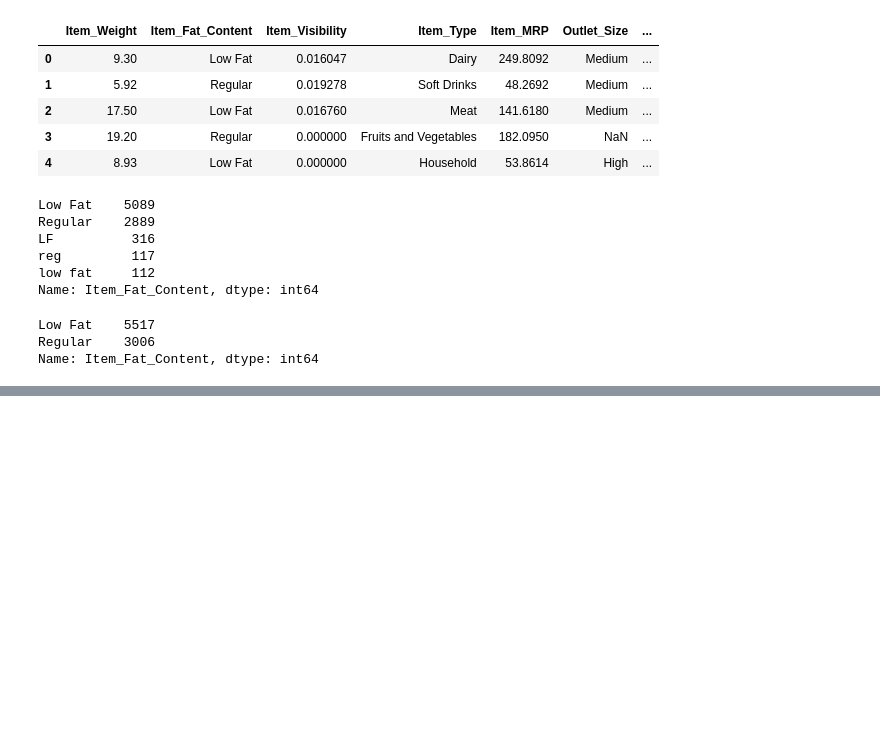
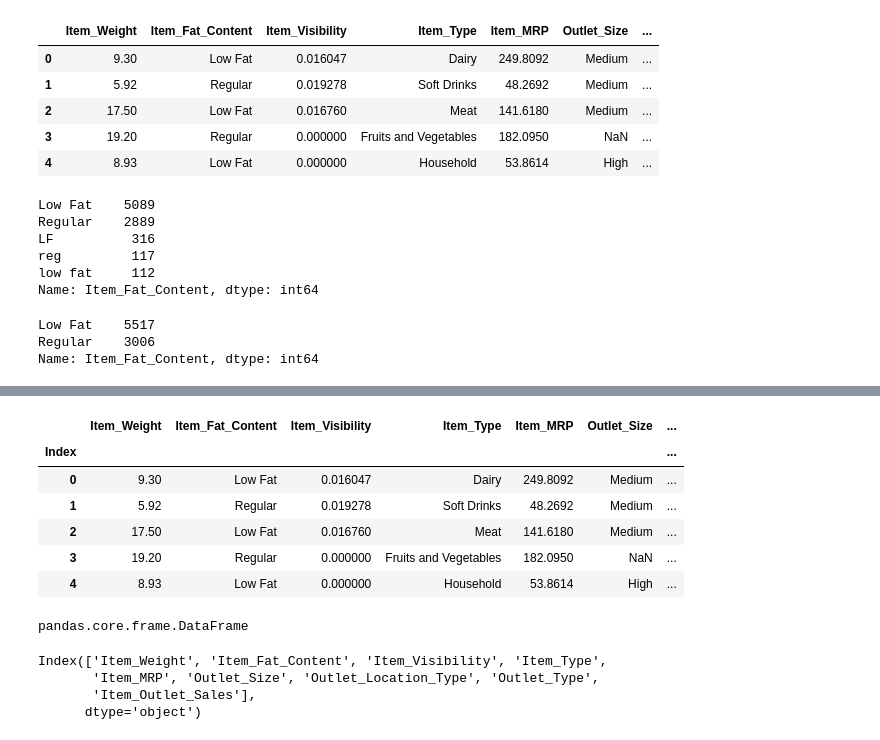
Before and after one commit to IndiaTJohnson/Streamlit-Project, a Jupyter notebook: SalesPredictionStreamlit.ipynb, the cells around one changed output, grey strips where cells are left out. Cells and saved outputs as stored; diff of their text form; code cells hidden in the pictures; blank space fills up the shorter version.

```diff
--- a/SalesPredictionStreamlit.ipynb
+++ b/SalesPredictionStreamlit.ipynb
@@ -47,2 +59,27 @@ Name: Item_Fat_Content, dtype: int64
 # %%
 df.to_csv("Data/new_sales_predictions_2023.csv")
+# %%
+df_copy = df
+# %%
+df_copy.index.names = ["Index"]
+# %%
+df_copy.head()
+# %% [output]
+|  | Item_Weight | Item_Fat_Content | Item_Visibility | Item_Type | Item_MRP | Outlet_Size | ... |
+| Index |  |  |  |  |  |  | ... |
+| 0 | 9.30 | Low Fat | 0.016047 | Dairy | 249.8092 | Medium | ... |
+| 1 | 5.92 | Regular | 0.019278 | Soft Drinks | 48.2692 | Medium | ... |
+| 2 | 17.50 | Low Fat | 0.016760 | Meat | 141.6180 | Medium | ... |
+| 3 | 19.20 | Regular | 0.000000 | Fruits and Vegetables | 182.0950 | NaN | ... |
+| 4 | 8.93 | Low Fat | 0.000000 | Household | 53.8614 | High | ... |
+# %%
+type(df_copy)
+# %% [output]
+pandas.core.frame.DataFrame
+# %%
+df.columns
+# %% [output]
+Index(['Item_Weight', 'Item_Fat_Content', 'Item_Visibility', 'Item_Type',
+       'Item_MRP', 'Outlet_Size', 'Outlet_Location_Type', 'Outlet_Type',
+       'Item_Outlet_Sales'],
+      dtype='object')
```
Also changed, not shown: parts of 5 cells of this notebook, 2 other files.
